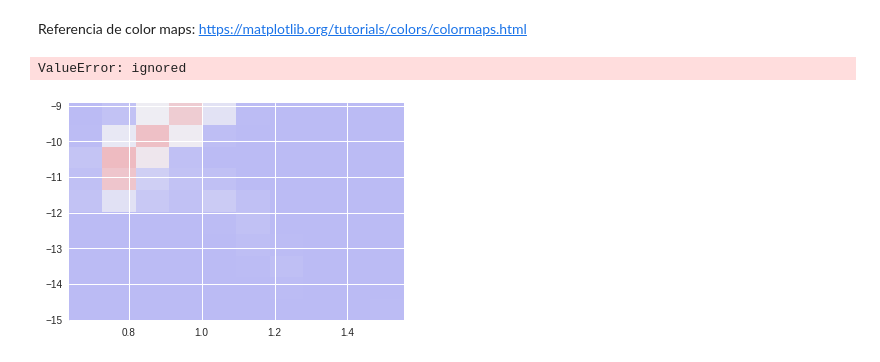
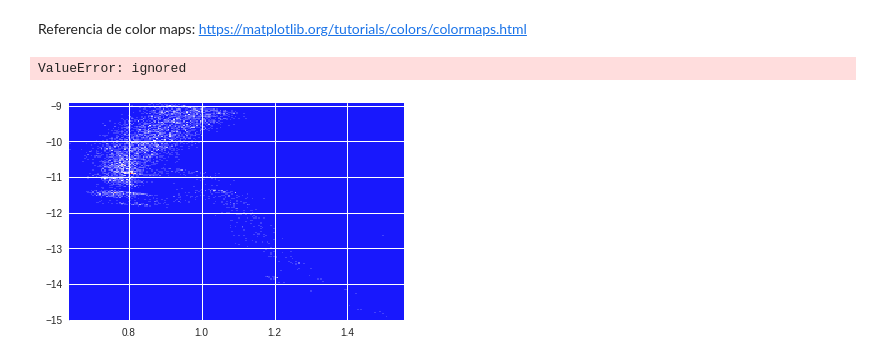
Before and after one commit to Antonego64/minitarea2, a Jupyter notebook: minitarea2.ipynb, the cells around one changed output. Drawn from its saved outputs; the diff is of its cells as text; code cells hidden in the pictures.

```diff
--- a/minitarea2.ipynb
+++ b/minitarea2.ipynb
@@ -215,12 +215,12 @@ Referencia de color maps:
 https://matplotlib.org/tutorials/colors/colormaps.html
 # %%
 # plot cmd hist2D
-fig, ax = plt.hist2d(color, MV, alpha = 0.2,cmap='bwr', bins=10)
+fig, ax=plt.hist2d(color, MV, alpha = 0.9,cmap='bwr',bins=200)
 ax.invert_yaxis()
 ax.set_ylabel('MV')
 ax.set_xlabel('(B-V)')
 ax.set_title('MV vs Color con masas')
 ax.legend()
 # %% [output]
 ValueError: ignored
-[figure, old version]
+[figure, new version]
```
Also changed, not shown: parts of 4 cells of this notebook.
